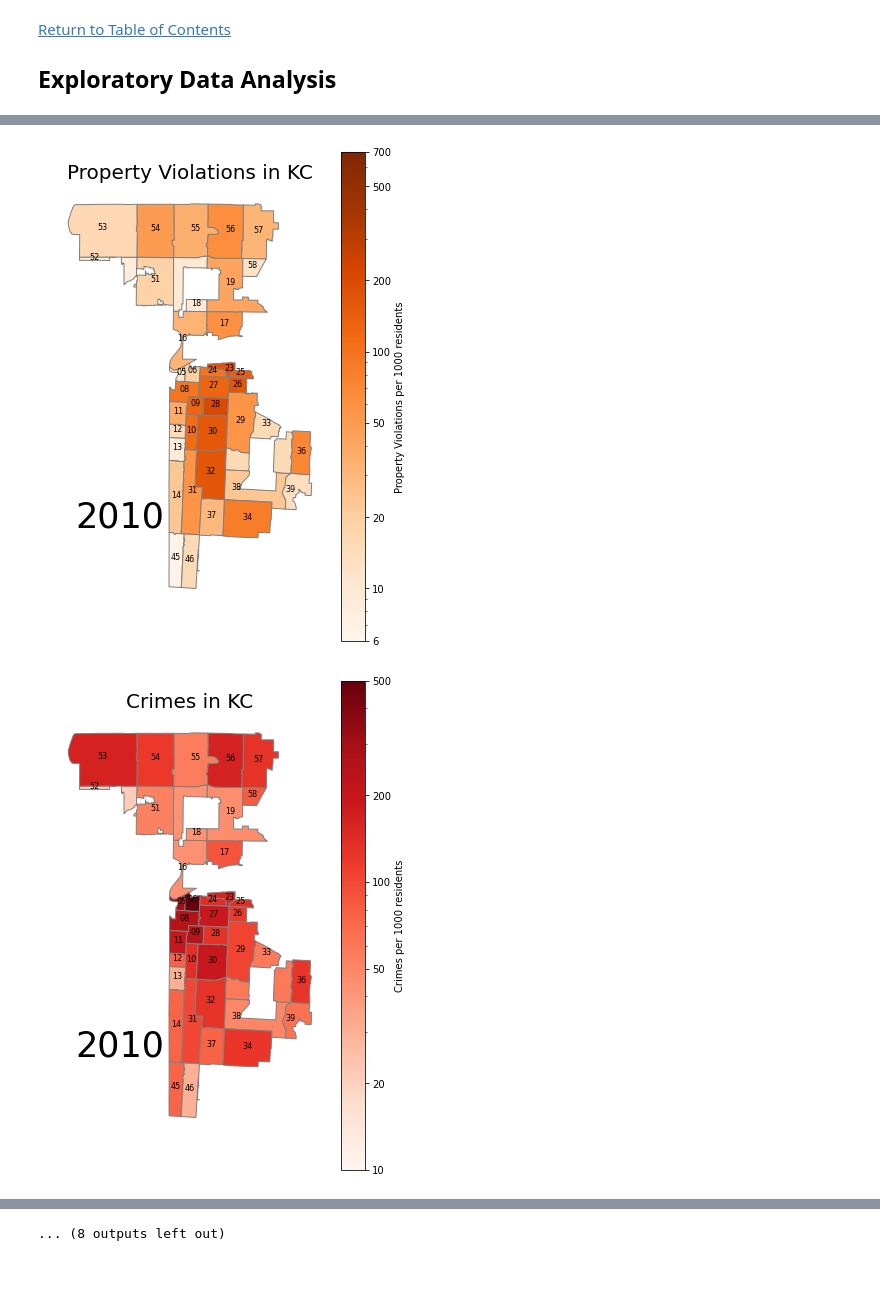
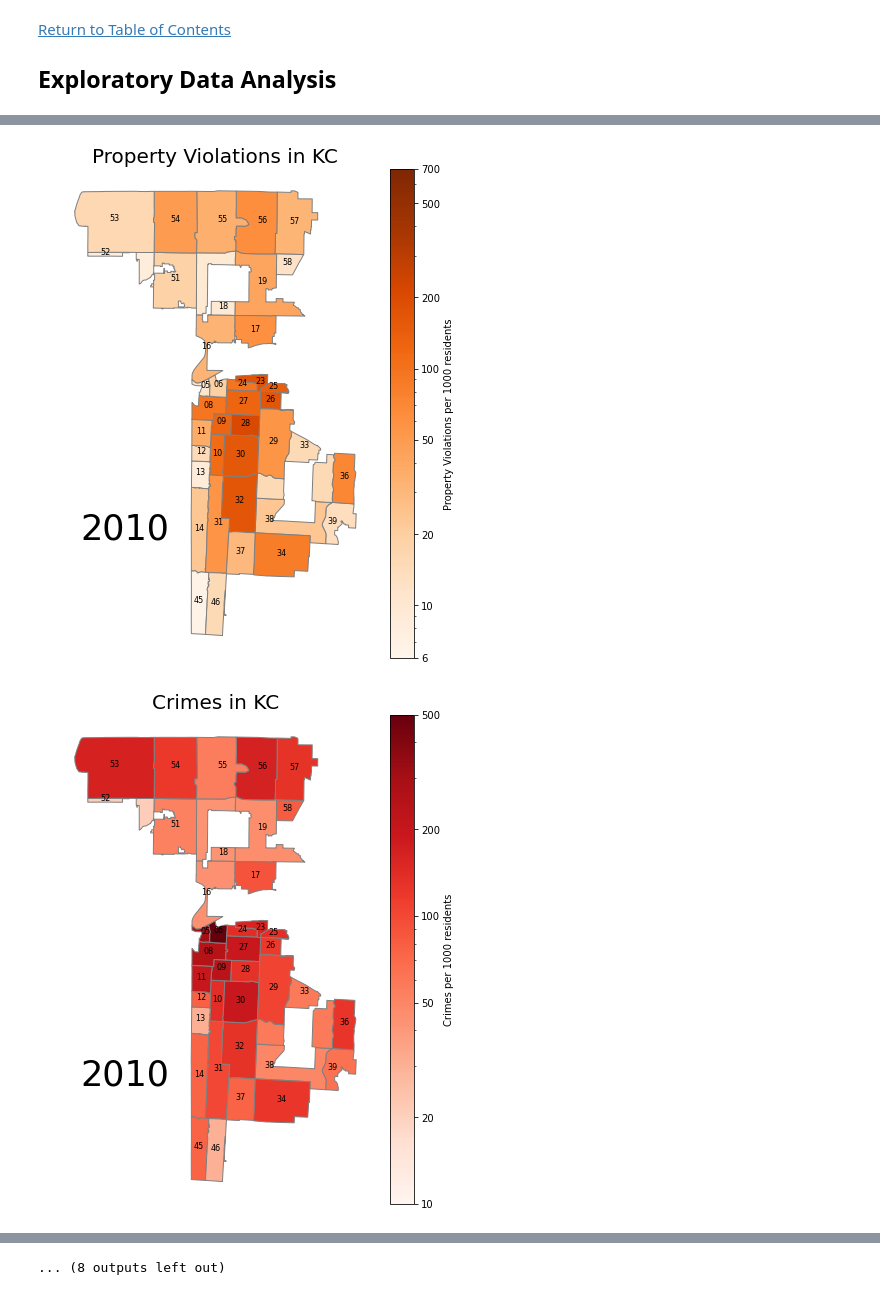
Before and after one commit to sjhaluck/KCMO-Property-and-Crime, a Jupyter notebook: KC_property_crime.ipynb, the cells around one changed output, grey strips where cells are left out. Drawn from its saved outputs; the diff is of its cells as text; code cells hidden in the pictures.

```diff
--- a/KC_property_crime.ipynb
+++ b/KC_property_crime.ipynb
@@ -1366,6 +1448,6 @@ zips.head()
 | 64138 | 742.0 | 2.583233e+08 | 112164.418244 | POLYGON ((-94.48385 38.98801, -94... | 24940.0 | 12046.0 | 481954.0 | 40.009464 | ... |
 # %%
 # add the total crime data over the 10-year period for each zip code to the zip code dataframe for mapping
-zips = zips.join(crimes.sort_values(by='Zip Code').groupby(by='Zip Code').count()[['Report_No']].rename(columns={'Report_No':'crimes_total'}))
+zips = zips.join(crimes.sort_values(by='zip_code').groupby(by='zip_code').count()[['report_no']].rename(columns={'report_no':'crimes_total'}))
 zips.head()
 # %% [output]
@@ -1400,6 +1482,6 @@ violations.sort_values(by='Zip Code').groupby(by=['Zip Code','year'], as_index=F
 | 64167 | NaN | NaN | NaN | NaN | NaN | NaN | NaN | 1.0 | NaN | NaN |
 # %%
 # add the property violation counts in each year for each zip code to the zip code dataframe for mapping
-zips = zips.join(violations.sort_values(by='Zip Code').groupby(by=['Zip Code','year'], as_index=False).count()[['Zip Code','year','Case ID']].pivot(index='Zip Code',columns='year',values='Case ID').add_prefix('violations_'))
+zips = zips.join(violations.sort_values(by='zip_code').groupby(by=['zip_code','year'], as_index=False).count()[['zip_code','year','case_id']].pivot(index='zip_code',columns='year',values='case_id').add_prefix('violations_'))
 zips.head()
 # %% [output]
@@ -1412,6 +1494,6 @@ zips.head()
 | 64138 | 742.0 | 2.583233e+08 | 112164.418244 | POLYGON ((-94.48385 38.98801, -94... | 24940.0 | 12046.0 | 481954.0 | 40.009464 | ... |
 # %%
 # add the total property violation count for each zip code to the zip code dataframe for mapping
-zips = zips.join(violations.sort_values(by='Zip Code').groupby(by='Zip Code').count()[['Case ID']].rename(columns={'Case ID':'violations_total'}))
+zips = zips.join(violations.sort_values(by='zip_code').groupby(by='zip_code').count()[['case_id']].rename(columns={'case_id':'violations_total'}))
 zips.head()
 # %% [output]
@@ -1428,9 +1510,9 @@ list_of_years = list(range(2010,2020,1))
 # %%
 # for each year in the analysis, normalize the crime and property violation counts (incidents per 1000 people)
 for year in list_of_years:
-    zips['violations_{}'.format(year)] = zips['violations_{}'.format(year)]/zips['Population']*1000
-    zips['crimes_{}'.format(year)] = zips['crimes_{}'.format(year)]/zips['Population']*1000
-zips['violations_total'] = zips['violations_total']/zips['Population']*1000
-zips['crimes_total'] = zips['crimes_total']/zips['Population']*1000
+    zips['violations_{}'.format(year)] = zips['violations_{}'.format(year)]/zips['population']*1000
+    zips['crimes_{}'.format(year)] = zips['crimes_{}'.format(year)]/zips['population']*1000
+zips['violations_total'] = zips['violations_total']/zips['population']*1000
+zips['crimes_total'] = zips['crimes_total']/zips['population']*1000
 # %%
 # investigate min and max values for crime and property violation in zip codes with more than 1000 people
@@ -1467,7 +1544,7 @@ cticks = [10, 20, 50, 100, 200, 500]
 # go through each year in the analysis and create maps for each year
 for year in list_of_years:
     # create a violation map for every zip code with more than 1000 poeople
-    fig = zips.query('Population > 1000').plot(column='violations_{}'.format(year), cmap='Oranges', figsize=(6,9),
+    fig = zips.query('population > 1000').plot(column='violations_{}'.format(year), cmap='Oranges', figsize=(7,9),
                     linewidth=1.0, edgecolor='0.5',vmin=vmin, vmax=vmax, legend=True,
                     norm=colors.LogNorm(vmin=vmin, vmax=vmax),
                     legend_kwds={'label': "Property Violations per 1000 residents", 'ticks': vticks, 'format': formatter})
@@ -1478,36 +1555,36 @@ for year in list_of_years:
     # put an annotation on the graph with the year
     fig.annotate(year,xy=(0.1,0.3), xycoords='figure fraction', horizontalalignment='left',verticalalignment='top', fontsize=35)
     # mark each zip code with 2-digit suffix (e.g. 64133 would show as 33)
-    for idx, row in zips.query('Population > 1000').iterrows():
+    for idx, row in zips.query('population > 1000').iterrows():
         fig.annotate(text=idx[3:], xy=row['coords'], horizontalalignment='center', fontsize=8)
     # create the filepath for storing the images
     filepath = os.path.join(output_path, 'violations_{}'.format(year)+'.png')
     # get the figure
     chart = fig.get_figure()
     # save the figure
     chart.savefig(filepath, dpi=300)
 
     # create a crime map for every zip code with more than 1000 people
-    fig = zips.query('Population > 1000').plot(column='crimes_{}'.format(year), cmap='Reds', figsize=(6,9),
+    fig = zips.query('population > 1000').plot(column='crimes_{}'.format(year), cmap='Reds', figsize=(7,9),
                     linewidth=1.0, edgecolor='0.5',vmin=cmin, vmax=cmax, legend=True,
                    norm=colors.LogNorm(vmin=cmin, vmax=cmax),
                     legend_kwds={'label': "Crimes per 1000 residents", 'ticks': cticks, 'format': formatter})
     # remove the axis from each map
     fig.axis('off')
     # set the title for the image
     fig.set_title('Crimes in KC', fontdict={'fontsize':'20', 'fontweight':'3'})
     # put an annotation on each graph with the year
     fig.annotate(year,xy=(0.1,0.3), xycoords='figure fraction', horizontalalignment='left',verticalalignment='top', fontsize=35)
     # mark each zip code with 2-digit suffix (e.g. 64133 would show as 33)
-    for idx, row in zips.query('Population > 1000').iterrows():
+    for idx, row in zips.query('population > 1000').iterrows():
         fig.annotate(text=idx[3:], xy=row['coords'],
                  horizontalalignment='center', fontsize=8)
     # create the filepath for storing the images
     filepath = os.path.join(output_path, 'crimes_{}'.format(year)+'.png')
     # get the figure
     chart = fig.get_figure()
     # save the figure
     chart.savefig(filepath, dpi=300)
 # %% [output]
-[figure, old version]
+[figure, new version]
-[figure, old version]
+[figure, new version]
```
Also changed, not shown: parts of 128 cells of this notebook, 33 other files.
